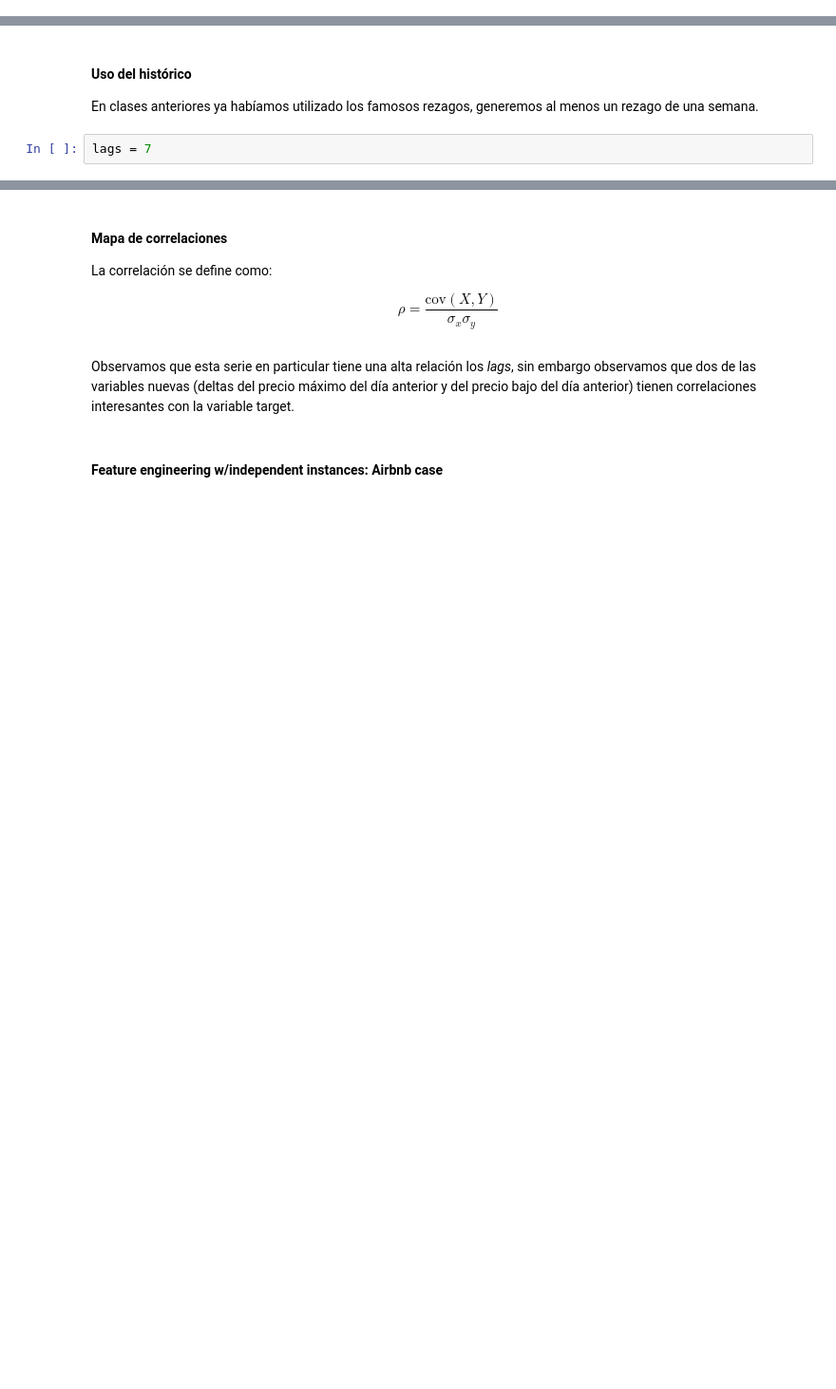
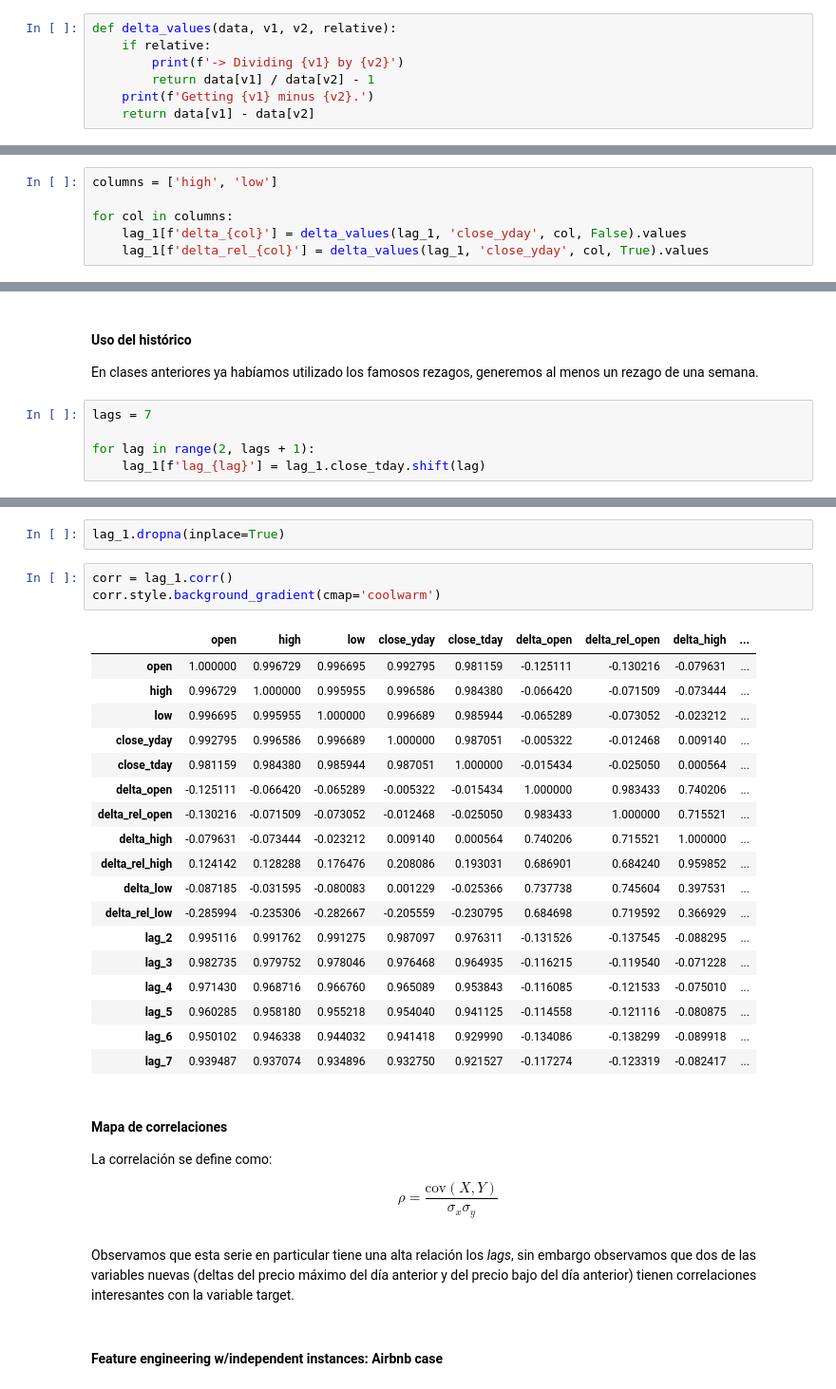
Before and after one commit to HectorH06/Data-Proc-Lab, a Jupyter notebook: Material/10,0_clase_202101.ipynb, the cells around one changed output, grey strips where cells are left out. Shown: that part at 95% size. Saved outputs shown, nothing was run; the diff lists cells and outputs as text; blank space fills up the shorter version.

```diff
--- a/Material/10,0_clase_202101.ipynb
+++ b/Material/10,0_clase_202101.ipynb
@@ -359,4 +394,11 @@ $$ \Delta_{rel} y_t = \frac{y_{t-1}}{y_{\text{open}, t-1}} - 1   $$
 # %% [markdown]
 Podemos hacer lo mismo con high y low, por lo que para evitar la fatiga de codear generaremos una función.
+# %%
+def delta_values(data, v1, v2, relative):
+    if relative:
+        print(f'-> Dividing {v1} by {v2}')
+        return data[v1] / data[v2] - 1
+    print(f'Getting {v1} minus {v2}.')
+    return data[v1] - data[v2]
 # %% [markdown]
 Comprobando que sirva.
@@ -362,0 +418,6 @@ Comprobando que sirva.
+# %%
+columns = ['high', 'low']
+
+for col in columns:
+    lag_1[f'delta_{col}'] = delta_values(lag_1, 'close_yday', col, False).values
+    lag_1[f'delta_rel_{col}'] = delta_values(lag_1, 'close_yday', col, True).values
@@ -365,3 +438,6 @@ Comprobando que sirva.
 En clases anteriores ya habíamos utilizado los famosos rezagos, generemos al menos un rezago de una semana.
 # %%
 lags = 7
+
+for lag in range(2, lags + 1):
+    lag_1[f'lag_{lag}'] = lag_1.close_tday.shift(lag)
@@ -368,3 +463,27 @@ lags = 7
+# %%
+lag_1.dropna(inplace=True)
+# %%
+corr = lag_1.corr()
+corr.style.background_gradient(cmap='coolwarm')
+# %% [output]
+|  | open | high | low | close_yday | close_tday | delta_open | delta_rel_open | delta_high | ... |
+| open | 1.000000 | 0.996729 | 0.996695 | 0.992795 | 0.981159 | -0.125111 | -0.130216 | -0.079631 | ... |
+| high | 0.996729 | 1.000000 | 0.995955 | 0.996586 | 0.984380 | -0.066420 | -0.071509 | -0.073444 | ... |
+| low | 0.996695 | 0.995955 | 1.000000 | 0.996689 | 0.985944 | -0.065289 | -0.073052 | -0.023212 | ... |
+| close_yday | 0.992795 | 0.996586 | 0.996689 | 1.000000 | 0.987051 | -0.005322 | -0.012468 | 0.009140 | ... |
+| close_tday | 0.981159 | 0.984380 | 0.985944 | 0.987051 | 1.000000 | -0.015434 | -0.025050 | 0.000564 | ... |
+| delta_open | -0.125111 | -0.066420 | -0.065289 | -0.005322 | -0.015434 | 1.000000 | 0.983433 | 0.740206 | ... |
+| delta_rel_open | -0.130216 | -0.071509 | -0.073052 | -0.012468 | -0.025050 | 0.983433 | 1.000000 | 0.715521 | ... |
+| delta_high | -0.079631 | -0.073444 | -0.023212 | 0.009140 | 0.000564 | 0.740206 | 0.715521 | 1.000000 | ... |
+| delta_rel_high | 0.124142 | 0.128288 | 0.176476 | 0.208086 | 0.193031 | 0.686901 | 0.684240 | 0.959852 | ... |
+| delta_low | -0.087185 | -0.031595 | -0.080083 | 0.001229 | -0.025366 | 0.737738 | 0.745604 | 0.397531 | ... |
+| delta_rel_low | -0.285994 | -0.235306 | -0.282667 | -0.205559 | -0.230795 | 0.684698 | 0.719592 | 0.366929 | ... |
+| lag_2 | 0.995116 | 0.991762 | 0.991275 | 0.987097 | 0.976311 | -0.131526 | -0.137545 | -0.088295 | ... |
+| lag_3 | 0.982735 | 0.979752 | 0.978046 | 0.976468 | 0.964935 | -0.116215 | -0.119540 | -0.071228 | ... |
+| lag_4 | 0.971430 | 0.968716 | 0.966760 | 0.965089 | 0.953843 | -0.116085 | -0.121533 | -0.075010 | ... |
+| lag_5 | 0.960285 | 0.958180 | 0.955218 | 0.954040 | 0.941125 | -0.114558 | -0.121116 | -0.080875 | ... |
+| lag_6 | 0.950102 | 0.946338 | 0.944032 | 0.941418 | 0.929990 | -0.134086 | -0.138299 | -0.089918 | ... |
+| lag_7 | 0.939487 | 0.937074 | 0.934896 | 0.932750 | 0.921527 | -0.117274 | -0.123319 | -0.082417 | ... |
 # %% [markdown]
 #### Mapa de correlaciones
 
```
Also changed, not shown: parts of 20 cells of this notebook.
